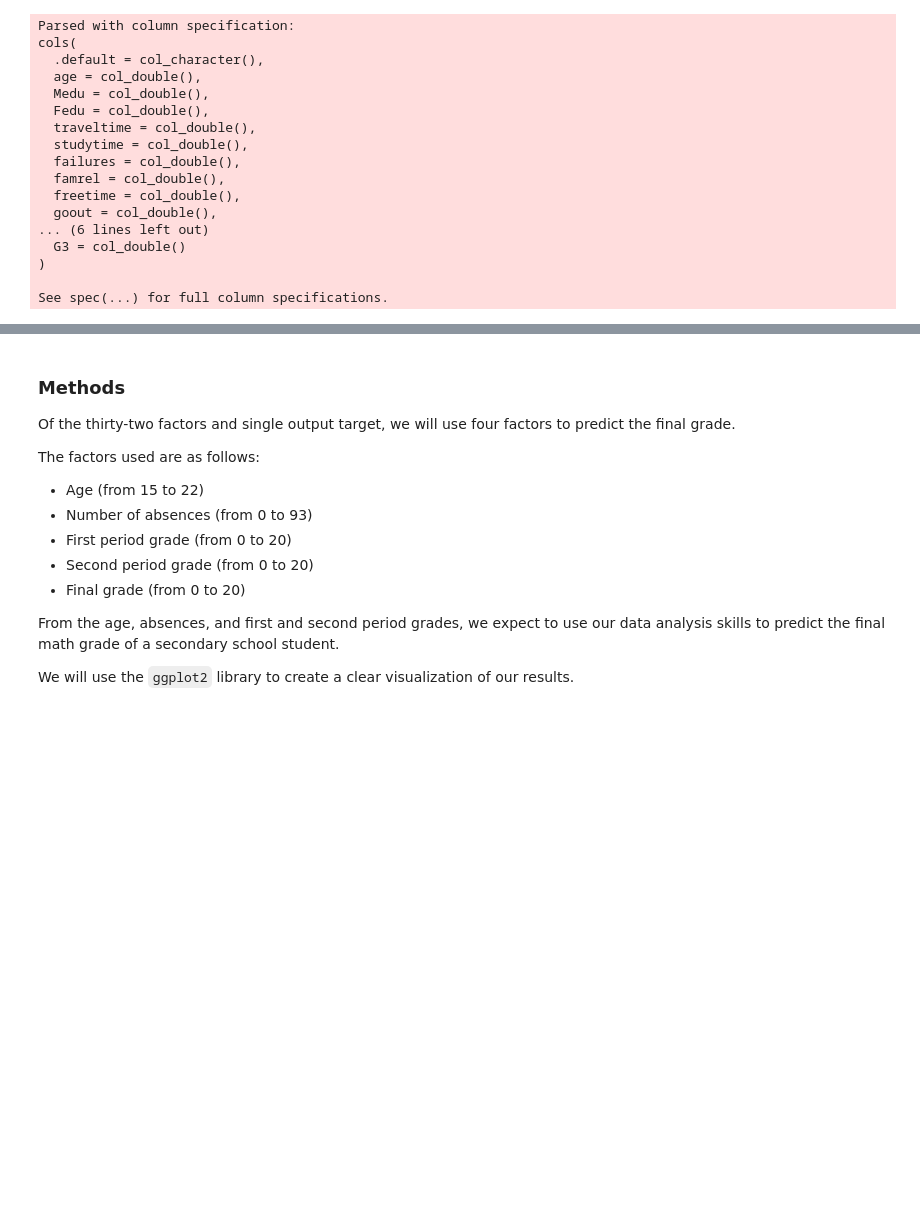
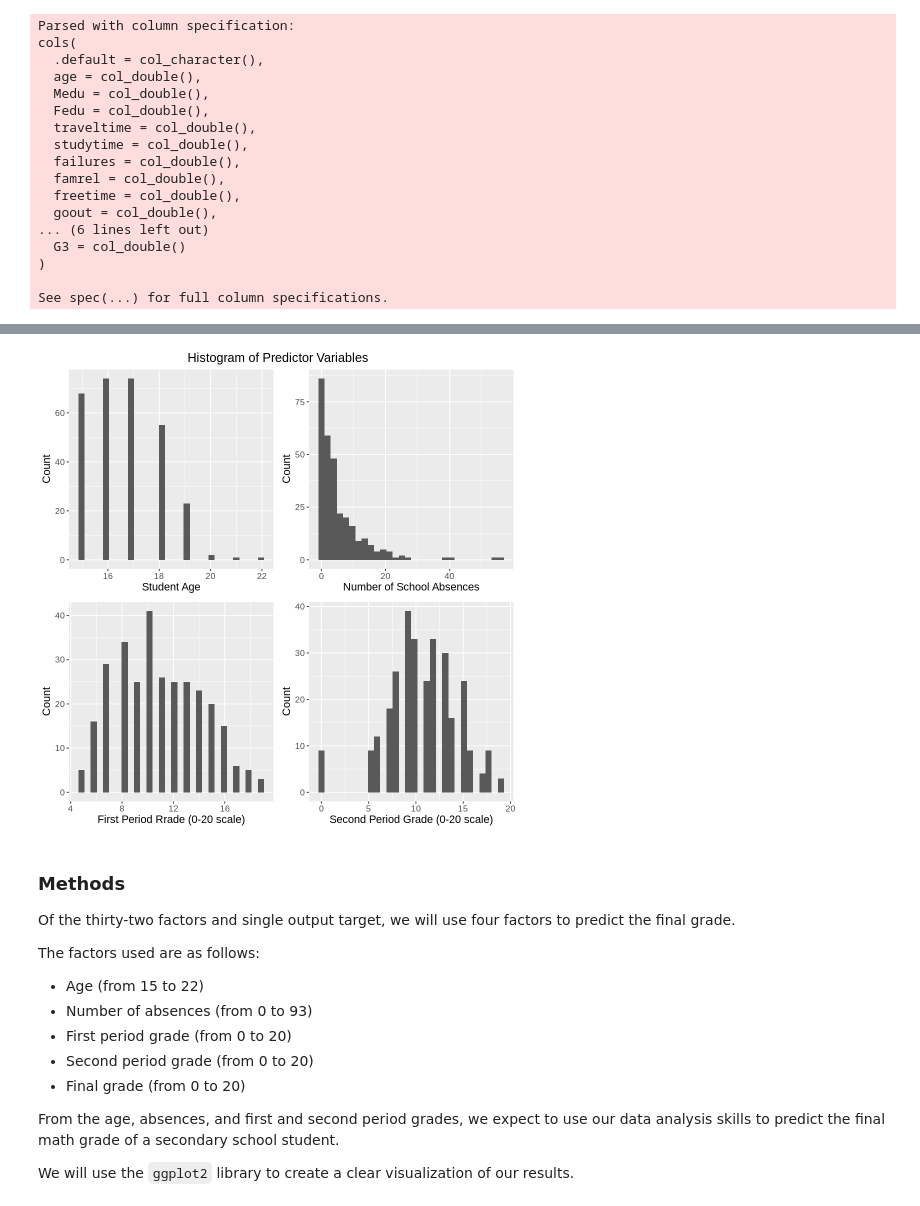
Before and after one commit to Canaut/DSCI100-Project, a Jupyter notebook: Project Proposal.ipynb, the cells around one changed output, grey strips where cells are left out. Saved outputs shown, nothing was run; the diff lists cells and outputs as text; code cells hidden in the pictures; blank space fills up the shorter version.

Commit message:
Added histograms for predictors

```diff
--- a/Project Proposal.ipynb
+++ b/Project Proposal.ipynb
@@ -110,3 +110,40 @@ A tibble: 1 × 7
+# %%
+# Creating histograms for predictors
+age_hist <- training_data %>%
+    ggplot(aes(x=age)) +
+    geom_histogram(bins=30) +
+    labs(x = "Student Age", y = "Count" ) +
+    theme(text = element_text(size = 13))
+
+absences_hist <- training_data %>%
+    ggplot(aes(x=absences)) +
+    geom_histogram(bins=30) +
+    labs(x = "Number of School Absences", y = "Count" ) +
+    theme(text = element_text(size = 13))
+
+G1_hist <- training_data %>%
+    ggplot(aes(x=G1)) +
+    geom_histogram(bins=30) +
+    labs(x = "First Period Rrade (0-20 scale)", y = "Count" ) +
+    theme(text = element_text(size = 13))
+
+G2_hist <- training_data %>%
+    ggplot(aes(x=G2)) +
+    geom_histogram(bins=30) +
+    labs(x = "Second Period Grade (0-20 scale)", y = "Count" ) +
+    theme(text = element_text(size = 13))
+# %%
+# Plotting histograms for predictors
+library(gridExtra)
+require(grid)
+options(repr.plot.width = 8, repr.plot.height = 8)
+grid.arrange(age_hist, absences_hist, G1_hist, G2_hist,
+             nrow=2,
+             top=textGrob("Histogram of Predictor Variables",
+                          gp=gpar(fontsize=15,font=8))
+            )
+# %% [output]
+[figure, added]
 # %% [markdown]
 ### Methods
 
```
Also changed, not shown: parts of 2 cells of this notebook.
